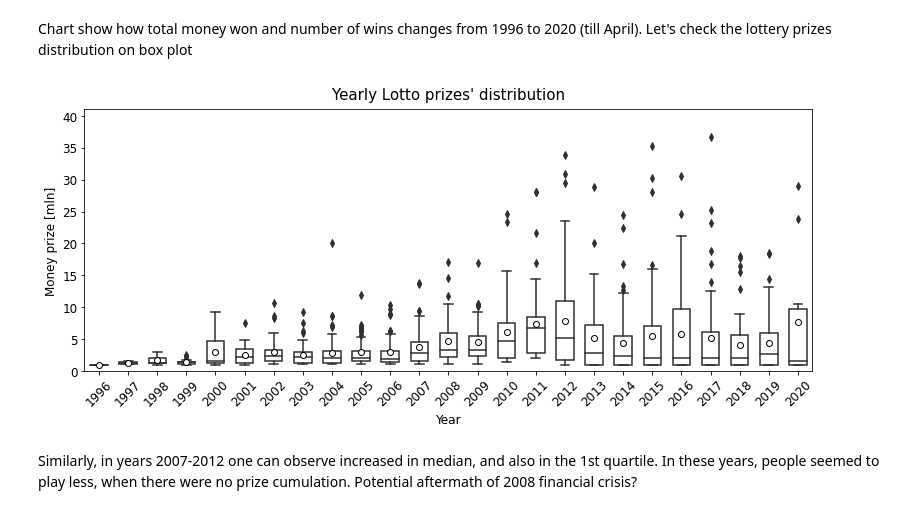
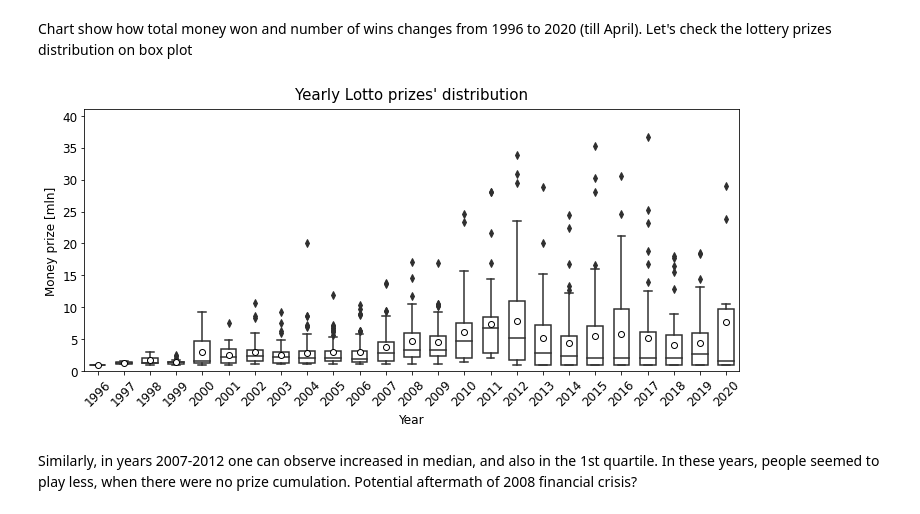
Before and after one commit to piotrsoczewka/Lotto, a Jupyter notebook: Data import and analysis.ipynb, the cells around one changed output. Drawn from its saved outputs; the diff is of its cells as text; code cells hidden in the pictures.

```diff
--- a/Data import and analysis.ipynb
+++ b/Data import and analysis.ipynb
@@ -172,26 +172,26 @@ plt.show()
 Chart show how total money won and number of wins changes from 1996 to 2020 (till April). Let's check the lottery prizes distribution on box plot
 # %%
 fig, ax = plt.subplots()
-fig.set_size_inches([11, 5])
+fig.set_size_inches([10, 5])
 ax = sns.boxplot(x='year',
                  y='lottery_prize',
                  data=lottery_data,
                  color='#10138E',
                  width=0.6,
                  showmeans=True,
                  boxprops={'facecolor':'#FFFFFF'},
                  meanprops={"marker":"o", 'markeredgecolor':'#000000', 'markerfacecolor':'#FFFFFF', 'markersize':6})
 ax.set_title("Yearly Lotto prizes' distribution", fontsize=15, pad=10)
 ax.set_xlabel('Year', fontsize=12)
 ax.set_xticklabels(list(range(1996,2021)), rotation=45, fontsize=12)
 ax.set_ylabel('Money prize [mln]', fontsize=12)
 ax.set_yticklabels(list(range(0,41,5)), fontsize=12)
 ax.set_ylim(0,41000000)
 plt.tight_layout()
 plt.savefig('images/Yearly_Lotto_distribution.png', dpi=600)
 plt.show()
 # %% [output]
-[figure, old version]
+[figure, new version]
 # %% [markdown]
 Similarly, in years 2007-2012 one can observe increased in median, and also in the 1st quartile. In these years, people seemed to play less, when there were no prize cumulation. Potential aftermath of 2008 financial crisis?
 # %% [markdown]
```
Also changed, not shown: parts of 1 cell of this notebook.
